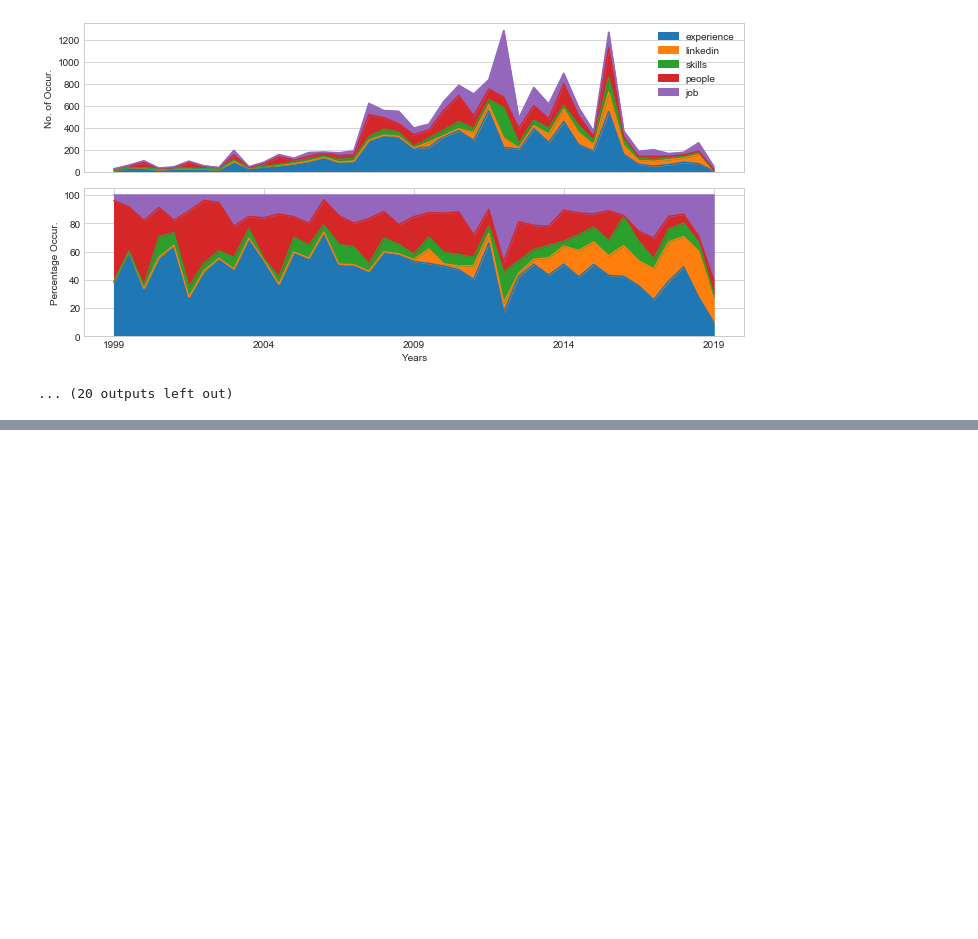
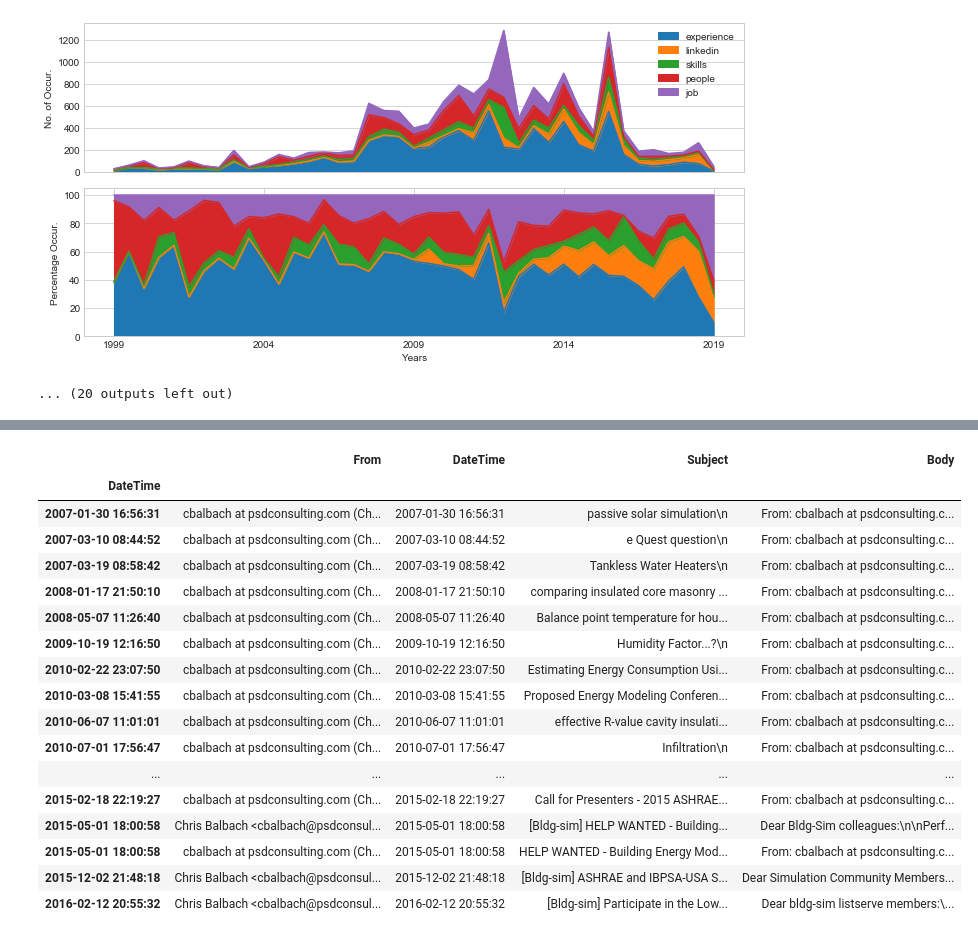
Before and after one commit to buds-lab/twenty-years-of-bldgsim-textmining, a Jupyter notebook: 06_Visualize Frequent Words.ipynb, the cells around one changed output, grey strips where cells are left out. Saved outputs shown, nothing was run; the diff lists cells and outputs as text; code cells hidden in the pictures; blank space fills up the shorter version.

```diff
--- a/06_Visualize Frequent Words.ipynb
+++ b/06_Visualize Frequent Words.ipynb
@@ -215,0 +216,21 @@ Name: From, dtype: int64
+# %%
+total_emails[total_emails.From.str.contains("balbach")]#.iloc[0].Body
+# %% [output]
+|  | From | DateTime | Subject | Body |
+| DateTime |  |  |  |  |
+| 2007-01-30 16:56:31 | cbalbach at psdconsulting.com (Ch... | 2007-01-30 16:56:31 | passive solar simulation\n | From: cbalbach at psdconsulting.c... |
+| 2007-03-10 08:44:52 | cbalbach at psdconsulting.com (Ch... | 2007-03-10 08:44:52 | e Quest question\n | From: cbalbach at psdconsulting.c... |
+| 2007-03-19 08:58:42 | cbalbach at psdconsulting.com (Ch... | 2007-03-19 08:58:42 | Tankless Water Heaters\n | From: cbalbach at psdconsulting.c... |
+| 2008-01-17 21:50:10 | cbalbach at psdconsulting.com (Ch... | 2008-01-17 21:50:10 | comparing insulated core masonry ... | From: cbalbach at psdconsulting.c... |
+| 2008-05-07 11:26:40 | cbalbach at psdconsulting.com (Ch... | 2008-05-07 11:26:40 | Balance point temperature for hou... | From: cbalbach at psdconsulting.c... |
+| 2009-10-19 12:16:50 | cbalbach at psdconsulting.com (Ch... | 2009-10-19 12:16:50 | Humidity Factor...?\n | From: cbalbach at psdconsulting.c... |
+| 2010-02-22 23:07:50 | cbalbach at psdconsulting.com (Ch... | 2010-02-22 23:07:50 | Estimating Energy Consumption Usi... | From: cbalbach at psdconsulting.c... |
+| 2010-03-08 15:41:55 | cbalbach at psdconsulting.com (Ch... | 2010-03-08 15:41:55 | Proposed Energy Modeling Conferen... | From: cbalbach at psdconsulting.c... |
+| 2010-06-07 11:01:01 | cbalbach at psdconsulting.com (Ch... | 2010-06-07 11:01:01 | effective R-value cavity insulati... | From: cbalbach at psdconsulting.c... |
+| 2010-07-01 17:56:47 | cbalbach at psdconsulting.com (Ch... | 2010-07-01 17:56:47 | Infiltration\n | From: cbalbach at psdconsulting.c... |
+| ... | ... | ... | ... | ... |
+| 2015-02-18 22:19:27 | cbalbach at psdconsulting.com (Ch... | 2015-02-18 22:19:27 | Call for Presenters - 2015 ASHRAE... | From: cbalbach at psdconsulting.c... |
+| 2015-05-01 18:00:58 | Chris Balbach <cbalbach@psdconsul... | 2015-05-01 18:00:58 | [Bldg-sim] HELP WANTED - Building... | Dear Bldg-Sim colleagues:\n\nPerf... |
+| 2015-05-01 18:00:58 | cbalbach at psdconsulting.com (Ch... | 2015-05-01 18:00:58 | HELP WANTED - Building Energy Mod... | From: cbalbach at psdconsulting.c... |
+| 2015-12-02 21:48:18 | Chris Balbach <cbalbach@psdconsul... | 2015-12-02 21:48:18 | [Bldg-sim] ASHRAE and IBPSA-USA S... | Dear Simulation Community Members... |
+| 2016-02-12 20:55:32 | Chris Balbach <cbalbach@psdconsul... | 2016-02-12 20:55:32 | [Bldg-sim] Participate in the Low... | Dear bldg-sim listserve members:\... |
```
Also changed, not shown: parts of 8 cells of this notebook, 19 other files.
